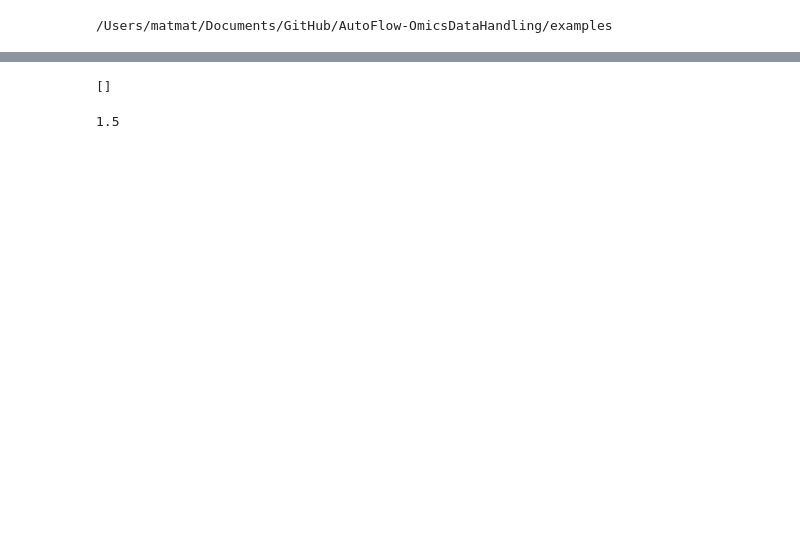
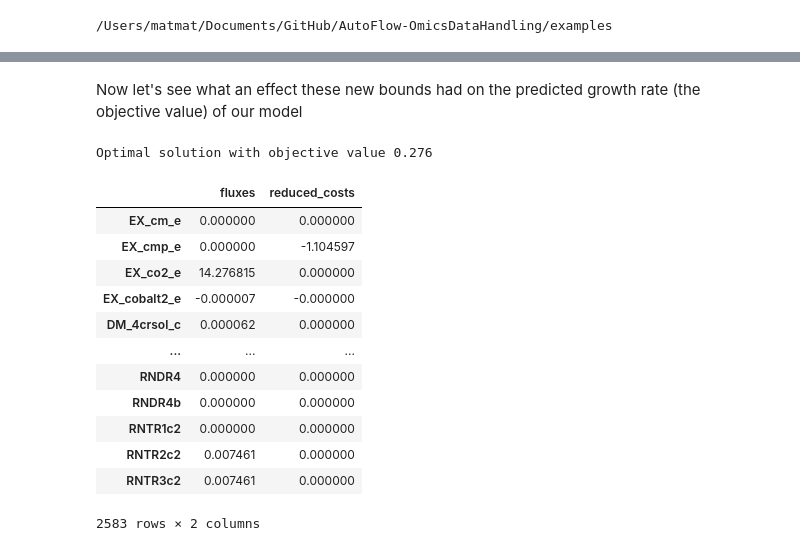
Before and after one commit to AutoFlowResearch/BFAIR, a Jupyter notebook: examples/MFA_cobra_sampling.ipynb, the cells around one changed output, grey strips where cells are left out. Cells and saved outputs as stored; diff of their text form; code cells hidden in the pictures; blank space fills up the shorter version.

```diff
--- a/examples/MFA_cobra_sampling.ipynb
+++ b/examples/MFA_cobra_sampling.ipynb
@@ -315,8 +135,20 @@ relax_obj = grb_model.feasRelax(
-# %%
-relax_cons
-# %% [output]
-[]
-# %%
-relax_obj
-# %% [output]
-1.5
+# %% [markdown]
+Now let's see what an effect these new bounds had on the predicted growth rate (the objective value) of our model
+# %%
+new_bounds_solution = model.optimize()
+new_bounds_solution
+# %% [output]
+Optimal solution with objective value 0.276
+|  | fluxes | reduced_costs |
+| EX_cm_e | 0.000000 | 0.000000 |
+| EX_cmp_e | 0.000000 | -1.104597 |
+| EX_co2_e | 14.276815 | 0.000000 |
+| EX_cobalt2_e | -0.000007 | -0.000000 |
+| DM_4crsol_c | 0.000062 | 0.000000 |
+| ... | ... | ... |
+| RNDR4 | 0.000000 | 0.000000 |
+| RNDR4b | 0.000000 | 0.000000 |
+| RNTR1c2 | 0.000000 | 0.000000 |
+| RNTR2c2 | 0.007461 | 0.000000 |
+| RNTR3c2 | 0.007461 | 0.000000 |
+2583 rows × 2 columns
```
Also changed, not shown: parts of 120 cells of this notebook.
